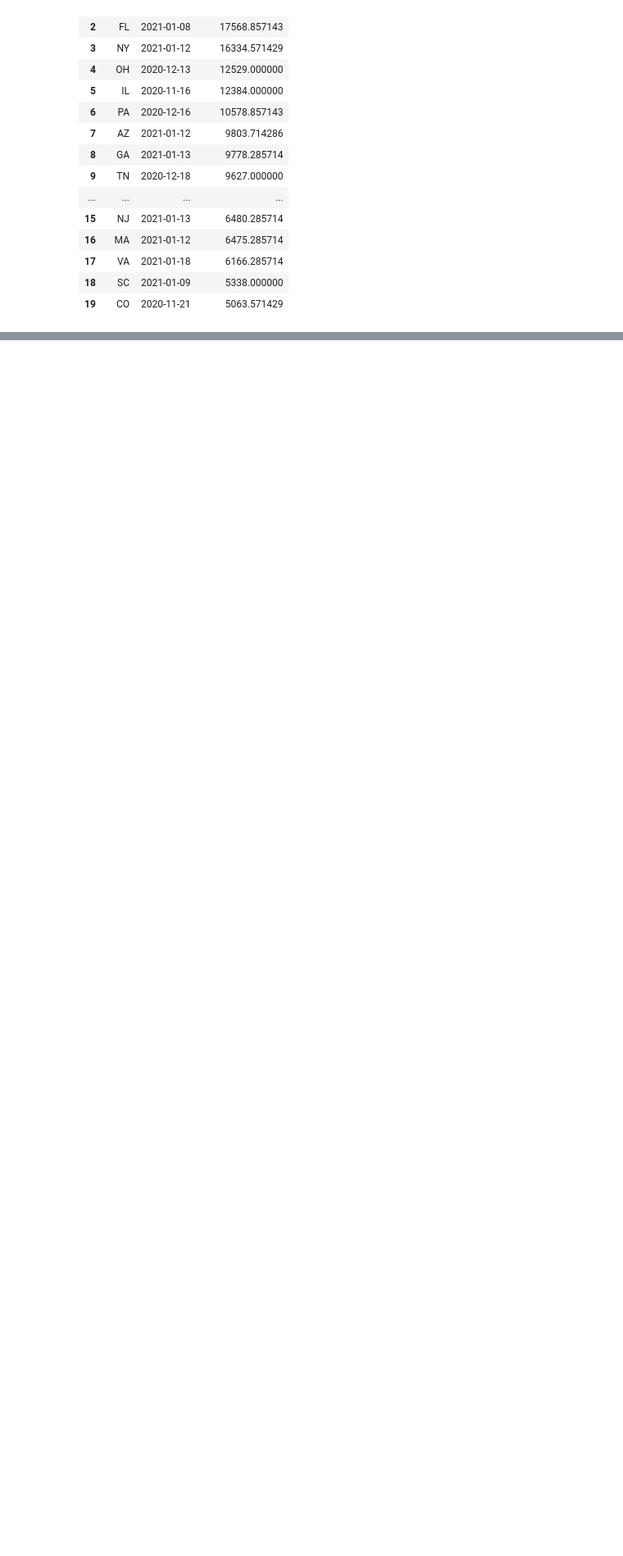
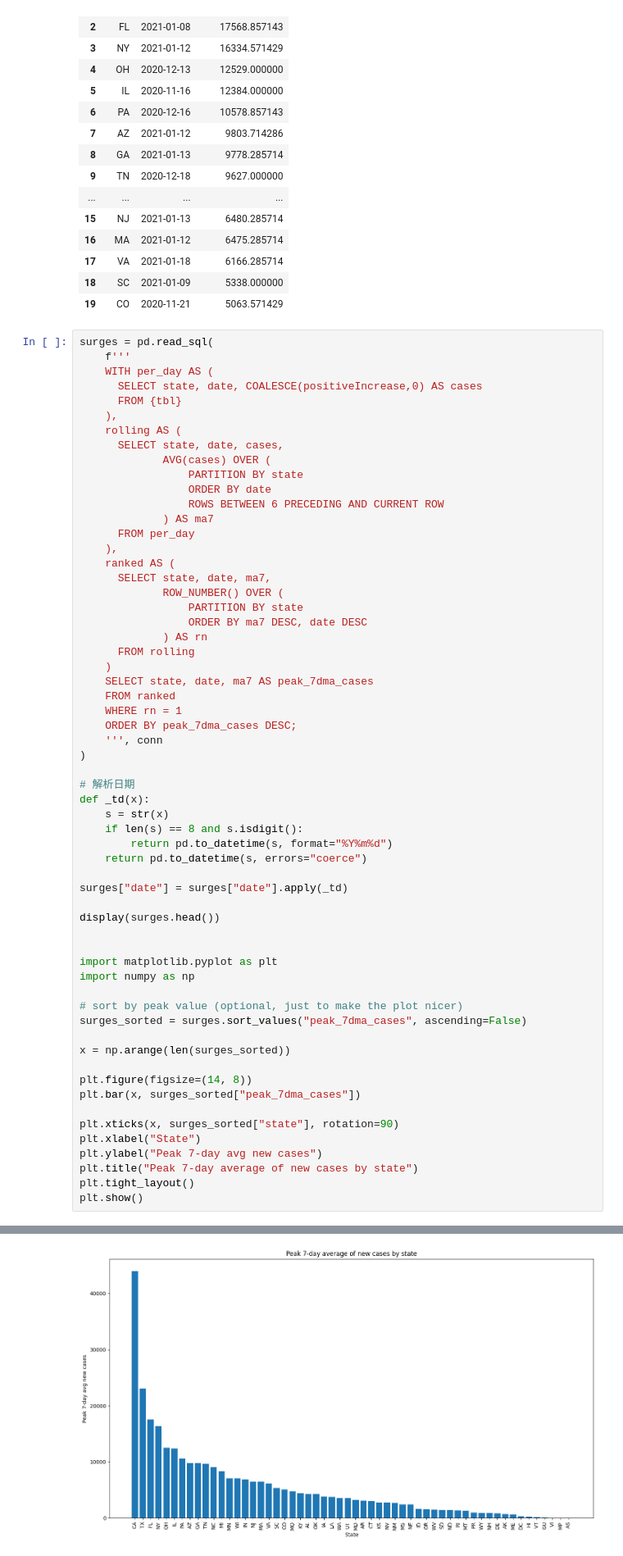
Before and after one commit to anoricev/COVID-Tracking-Project, a Jupyter notebook: notebooks/04_state_level_analysis.ipynb, the cells around one changed output, grey strips where cells are left out. Shown at 82% size. Drawn from its saved outputs; the diff is of its cells as text; blank space fills up the shorter version.

```diff
--- a/notebooks/04_state_level_analysis.ipynb
+++ b/notebooks/04_state_level_analysis.ipynb
@@ -294,3 +313,64 @@ display(surges)
 | 17 | VA | 2021-01-18 | 6166.285714 |
 | 18 | SC | 2021-01-09 | 5338.000000 |
 | 19 | CO | 2020-11-21 | 5063.571429 |
+# %%
+surges = pd.read_sql(
+    f'''
+    WITH per_day AS (
+      SELECT state, date, COALESCE(positiveIncrease,0) AS cases
+      FROM {tbl}
+    ),
+    rolling AS (
+      SELECT state, date, cases,
+             AVG(cases) OVER (
+                 PARTITION BY state
+                 ORDER BY date
+                 ROWS BETWEEN 6 PRECEDING AND CURRENT ROW
+             ) AS ma7
+      FROM per_day
+    ),
+    ranked AS (
+      SELECT state, date, ma7,
+             ROW_NUMBER() OVER (
+                 PARTITION BY state
+                 ORDER BY ma7 DESC, date DESC
+             ) AS rn
+      FROM rolling
+    )
+    SELECT state, date, ma7 AS peak_7dma_cases
+    FROM ranked
+    WHERE rn = 1
+    ORDER BY peak_7dma_cases DESC;
+    ''', conn
+)
+
+# 解析日期
+def _td(x):
+    s = str(x)
+    if len(s) == 8 and s.isdigit():
+        return pd.to_datetime(s, format="%Y%m%d")
+    return pd.to_datetime(s, errors="coerce")
+
+surges["date"] = surges["date"].apply(_td)
+
+display(surges.head())
+
+
+import matplotlib.pyplot as plt
+import numpy as np
+
+# sort by peak value (optional, just to make the plot nicer)
+surges_sorted = surges.sort_values("peak_7dma_cases", ascending=False)
+
+x = np.arange(len(surges_sorted))
+
+plt.figure(figsize=(14, 8))
+plt.bar(x, surges_sorted["peak_7dma_cases"])
+
+plt.xticks(x, surges_sorted["state"], rotation=90)
+plt.xlabel("State")
+plt.ylabel("Peak 7-day avg new cases")
+plt.title("Peak 7-day average of new cases by state")
+plt.tight_layout()
+plt.show()
+# %% [output]
@@ -297,3 +383,4 @@ display(surges)
+[figure, added]
 # %% [markdown]
 California had the biggest peak. Many states peaked in early January 2021 (TX, FL, NY), while several Midwest states peaked earlier in November–early December (IL, MN, WI, CO, MI). This shows the winter surge hit regions at different times; a per-capita view could change the ranking.
 # %%
```
Also changed, not shown: parts of 2 cells of this notebook.
